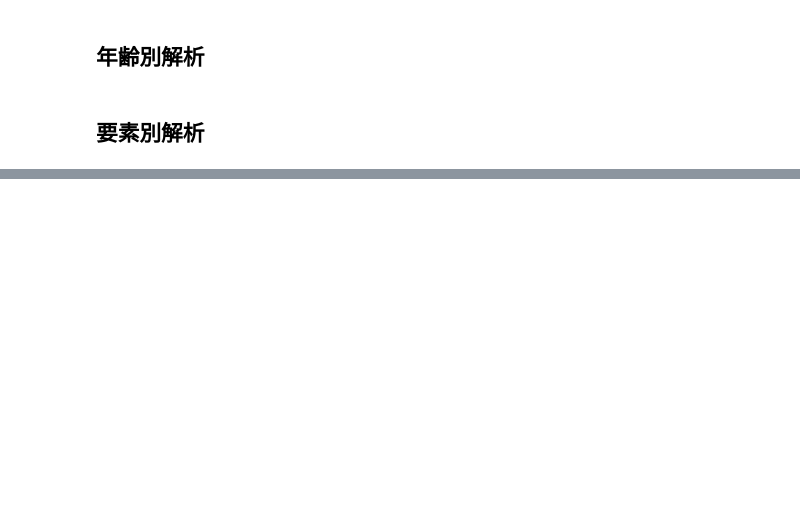
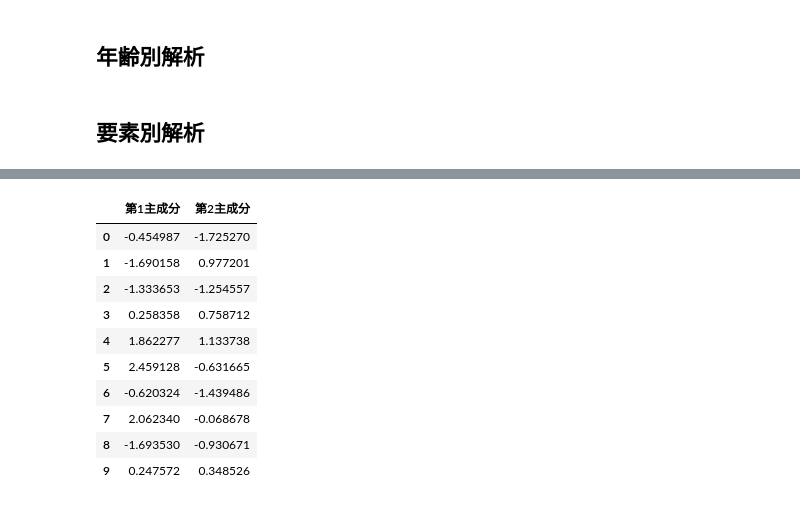
Before and after one commit to ykitaguchi77/Kaggle, a Jupyter notebook: Bunkruptcy-prediction.ipynb, the cells around one changed output, grey strips where cells are left out. Cells and saved outputs as stored; diff of their text form; code cells hidden in the pictures; blank space fills up the shorter version.

```diff
--- a/Bunkruptcy-prediction.ipynb
+++ b/Bunkruptcy-prediction.ipynb
@@ -1650,0 +1696,21 @@ middle_df.groupby("guarantees").mean()
+# %%
+# 分散の確認
+pca.get_covariance()
+
+# 主成分分析の適用
+x_transformed = pca.transform(X_train)
+
+# 主成分分析適用後のデータの確認
+pd.DataFrame(x_transformed, columns=[f"第{i+1}主成分" for i in range(n_component)]).head(10)
+# %% [output]
+|  | 第1主成分 | 第2主成分 |
+| 0 | -0.454987 | -1.725270 |
+| 1 | -1.690158 | 0.977201 |
+| 2 | -1.333653 | -1.254557 |
+| 3 | 0.258358 | 0.758712 |
+| 4 | 1.862277 | 1.133738 |
+| 5 | 2.459128 | -0.631665 |
+| 6 | -0.620324 | -1.439486 |
+| 7 | 2.062340 | -0.068678 |
+| 8 | -1.693530 | -0.930671 |
+| 9 | 0.247572 | 0.348526 |
```
Also changed, not shown: parts of 12 cells of this notebook.
